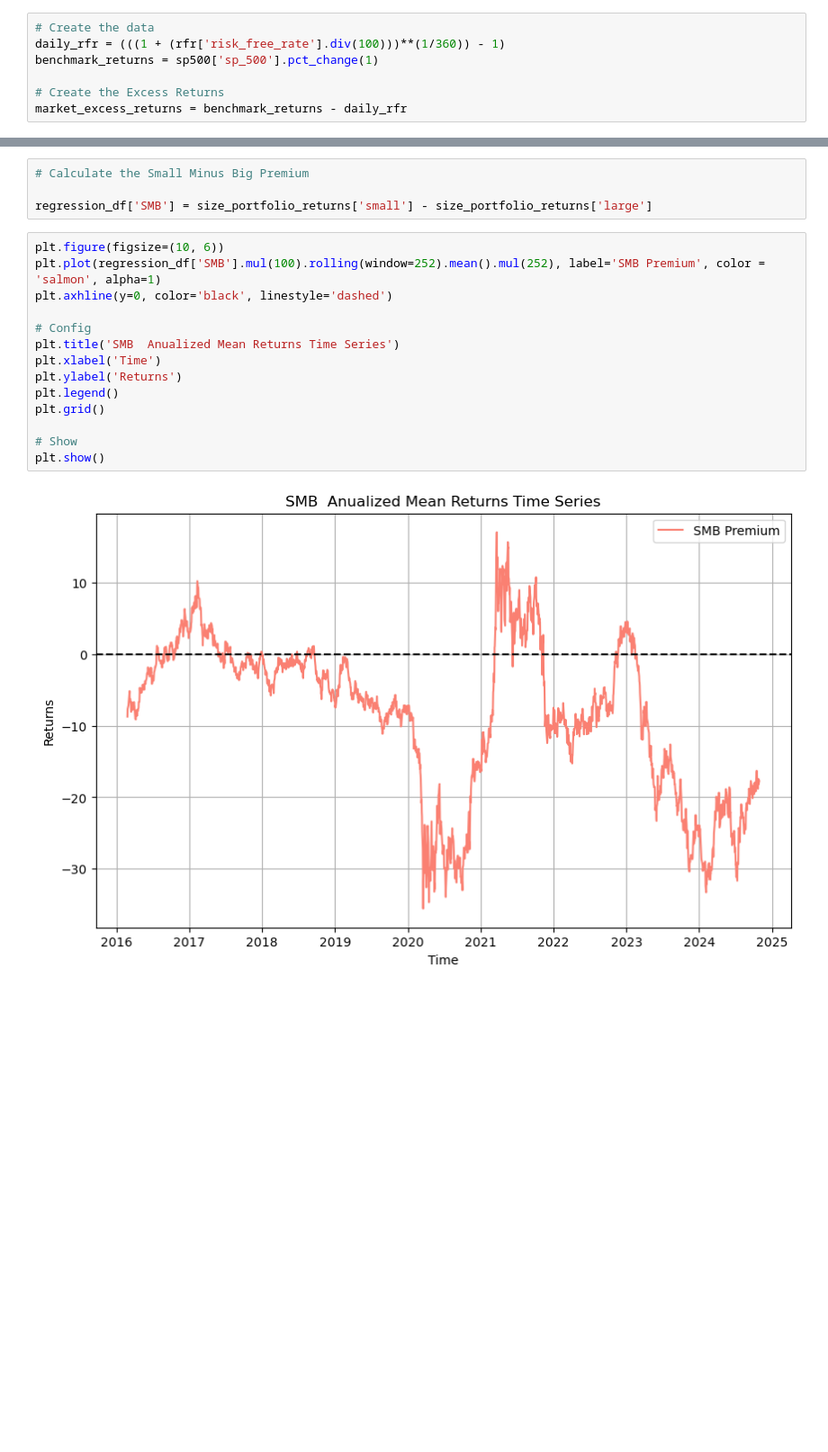
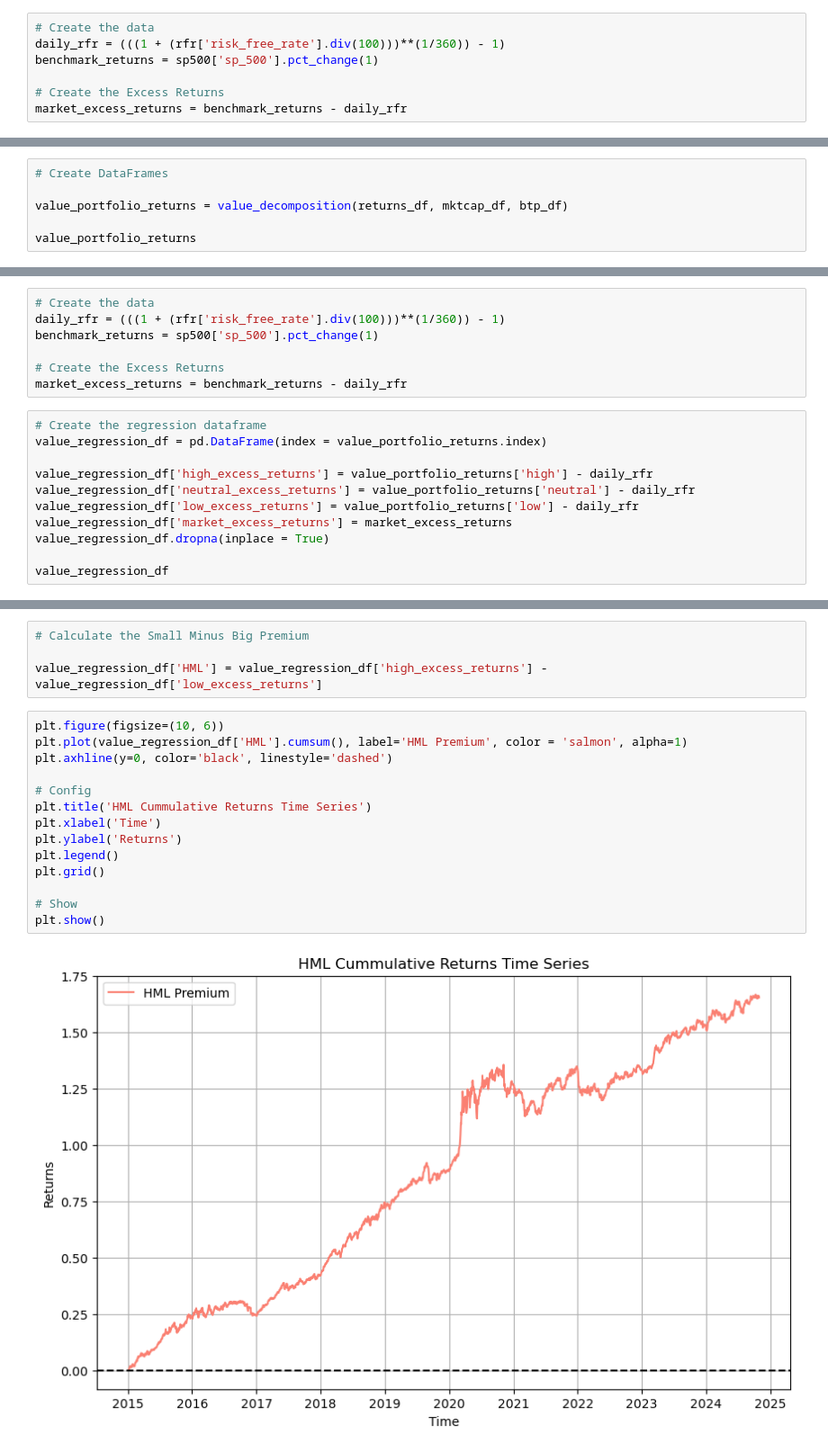
Before and after one commit to dan-the-quant/DTQ-Portfolio_Management_Course, a Jupyter notebook: Module 6 - Fama and French/Module6.1.ipynb, the cells around one changed output, grey strips where cells are left out. Shown at 90% size. Cells and saved outputs as stored; diff of their text form; blank space fills up the shorter version.

```diff
--- a/Module 6 - Fama and French/Module6.1.ipynb
+++ b/Module 6 - Fama and French/Module6.1.ipynb
@@ -527,0 +797,6 @@ Notes:
+# %%
+# Create DataFrames
+
+value_portfolio_returns = value_decomposition(returns_df, mktcap_df, btp_df)
+
+value_portfolio_returns
@@ -527,0 +897,18 @@ Notes:
+# %%
+# Create the data
+daily_rfr = (((1 + (rfr['risk_free_rate'].div(100)))**(1/360)) - 1)
+benchmark_returns = sp500['sp_500'].pct_change(1)
+
+# Create the Excess Returns
+market_excess_returns = benchmark_returns - daily_rfr
+# %%
+# Create the regression dataframe
+value_regression_df = pd.DataFrame(index = value_portfolio_returns.index)
+
+value_regression_df['high_excess_returns'] = value_portfolio_returns['high'] - daily_rfr
+value_regression_df['neutral_excess_returns'] = value_portfolio_returns['neutral'] - daily_rfr
+value_regression_df['low_excess_returns'] = value_portfolio_returns['low'] - daily_rfr
+value_regression_df['market_excess_returns'] = market_excess_returns
+value_regression_df.dropna(inplace = True)
+
+value_regression_df
@@ -571,20 +1059,20 @@ Notes:
 # %%
 # Calculate the Small Minus Big Premium
 
-regression_df['SMB'] = size_portfolio_returns['small'] - size_portfolio_returns['large']
+value_regression_df['HML'] = value_regression_df['high_excess_returns'] - value_regression_df['low_excess_returns']
 # %%
 plt.figure(figsize=(10, 6))
-plt.plot(regression_df['SMB'].mul(100).rolling(window=252).mean().mul(252), label='SMB Premium', color = 'salmon', alpha=1)
+plt.plot(value_regression_df['HML'].cumsum(), label='HML Premium', color = 'salmon', alpha=1)
 plt.axhline(y=0, color='black', linestyle='dashed')
 
 # Config
-plt.title('SMB  Anualized Mean Returns Time Series')
+plt.title('HML Cummulative Returns Time Series')
 plt.xlabel('Time')
 plt.ylabel('Returns')
 plt.legend()
 plt.grid()
 
 # Show
 plt.show()
 # %% [output]
-[figure, old version]
+[figure, new version]
```
Also changed, not shown: parts of 46 cells of this notebook, 32 other files.
